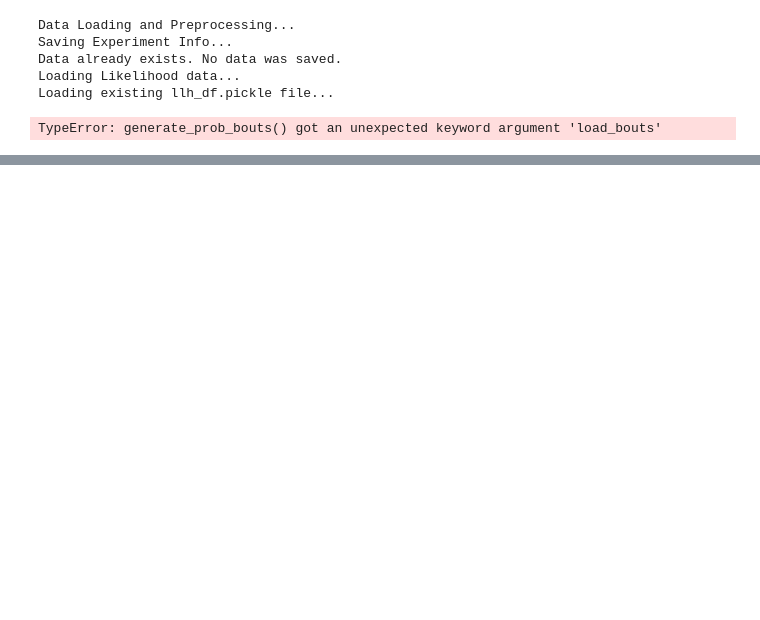
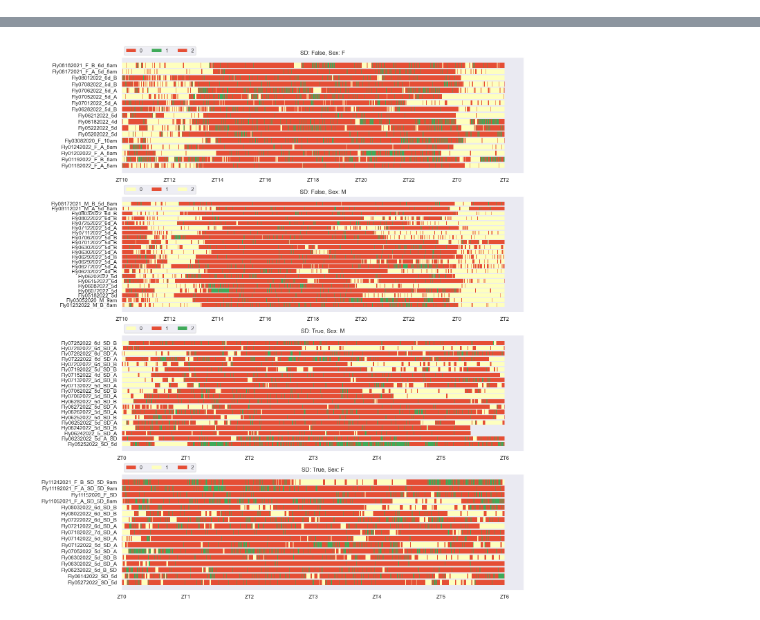
Before and after one commit to bo1929/basty, a Jupyter notebook: scripts/paper_figures/generate_figures.ipynb, the cells around one changed output, grey strips where cells are left out. Cells and saved outputs as stored; diff of their text form; code cells hidden in the pictures; blank space fills up the shorter version.

Commit message:
plotting micro/macro and updated dependencies

```diff
--- a/scripts/paper_figures/generate_figures.ipynb
+++ b/scripts/paper_figures/generate_figures.ipynb
@@ -18,16 +18,8 @@ from scripts.paper_figures.data_processing.data_processing import main as init_d
 from scripts.paper_figures.data_processing.process_pumping import ProboscisProcessing
 # %%
 # Initialize Data
-llh, process_data, io_process = init_data()
+llh, process_data, io_process,expt_info_df = init_data()
-# %% [output]
-Data Loading and Preprocessing...
-Saving Experiment Info...
-Data already exists. No data was saved.
-Loading Likelihood data...
-Loading existing llh_df.pickle file...
 # %%
 # Process proboscis bouts, change "load_bouts=True" if you want to load
 proboscis = ProboscisProcessing(process_data, llh, io_process,force_recalculate=False)
 proboscis.generate_prob_bouts(load_bouts=True)
-# %% [output]
-TypeError: generate_prob_bouts() got an unexpected keyword argument 'load_bouts'
@@ -33,0 +28,27 @@ TypeError: generate_prob_bouts() got an unexpected keyword argument 'load_bouts'
+# %%
+from importlib import reload
+import scripts.paper_figures.data_processing.process_macro_micro  # Import the module first
+
+from importlib import reload
+
+import basty.utils.misc
+reload(basty.utils.misc)
+
+
+# Now reload the module
+reload(scripts.paper_figures.data_processing.process_macro_micro)
+
+# Re-import your specific class/function
+from scripts.paper_figures.data_processing.process_macro_micro import ExperimentOutline
+
+expt_outline = ExperimentOutline(io_process.project.project_path)
+
+bout_df_all, outline_df_all = expt_outline.outline_expt_all(expt_info_df)
+
+merged_df = pd.merge(bout_df_all, expt_info_df, left_on='Experiment Name', right_on='ExptNames')
+
+FIG_PATH = r"C:\Users\Grover\Documents\GitHub\deepsleepfigs"
+save_micro_macro = os.path.join(FIG_PATH, "micro_macro.pdf")
+
+ExperimentOutline.plot_ethogram(merged_df,save_path=save_micro_macro)
+# %% [output]
@@ -34,2 +72,3 @@ TypeError: generate_prob_bouts() got an unexpected keyword argument 'load_bouts'
+[figure, added]
 # %%
 newDf = pd.merge(df_data, expt_info_df, left_on="ExptNames", right_on="ExptNames")
```
Also changed, not shown: parts of 3 cells of this notebook, 7 other files.
